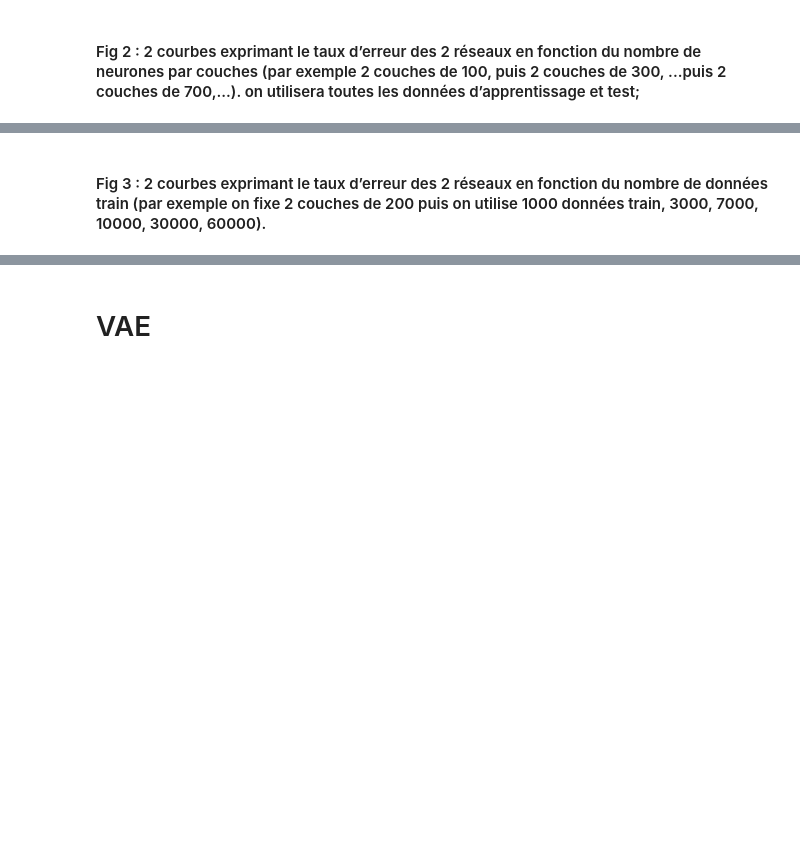
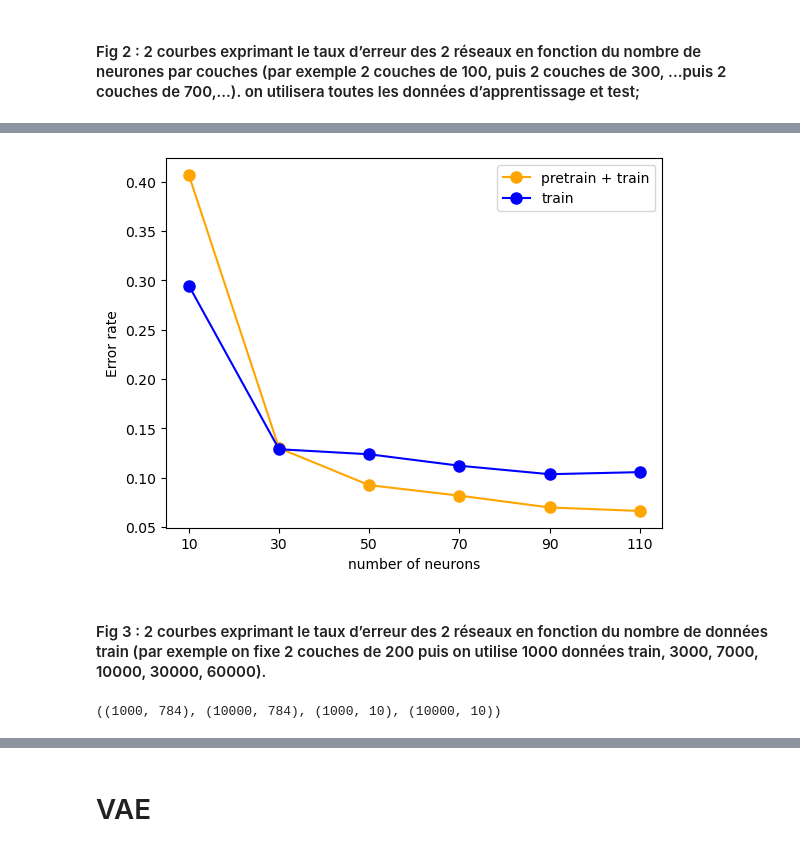
Before and after one commit to AlexiaALLAL/dl2_project, a Jupyter notebook: dl_2_project.ipynb, the cells around one changed output, grey strips where cells are left out. Saved outputs shown, nothing was run; the diff lists cells and outputs as text; code cells hidden in the pictures; blank space fills up the shorter version.

```diff
--- a/dl_2_project.ipynb
+++ b/dl_2_project.ipynb
@@ -874,12 +878,16 @@ plt.savefig("mnist_number_hidden_layers.pdf")
 acc_1_bis = []
 acc_2_bis = []
 
-n_neurons = range(200, 701, 200)
+start = 1
+stop = 11
+step = 2
+n_neurons = range(start * n_main, stop * n_main + 1, step * n_main)
+n_hidden = 2
 
 for neurons in n_neurons:
-    print(f"--- {neurons} neurons by layer ---")
-    n_layers = [784, neurons, 10]
-    """--------------Modèle 1 : pré-entraînément + entraînément -------------------"""
+    print(f"--- {neurons} neurons by layer, {n_hidden} layers ---")
+    n_layers = [784] + [neurons] * n_hidden +  [10]
+    """-------------- Model 1 : pre-train + train -------------------"""
     ce_model1, score_model1 = DNN_main(
         X_train,
         X_test,
@@ -894,7 +902,7 @@ for neurons in n_neurons:
     )
     acc_1_bis.append(score_model1)
 
-    """--------------Modèle 2 : uniquement entrainé par rétropogation -------------------"""
+    """-------------- Model 2 : train only ---------------------------"""
     ce_model2, score_model2 = DNN_main(
         X_train,
         X_test,
@@ -911,24 +961,24 @@ for neurons in n_neurons:
 # %%
 plt.plot(
     n_neurons,
-    acc_1_bis,
+    err_rate(acc_1_bis),
     label="pretrain + train",
-    color="orange",
     marker="o",
     markersize=8,
 )
 plt.plot(
     n_neurons,
-    acc_2_bis,
+    err_rate(acc_2_bis),
     label="train",
-    color="blue",
     marker="o",
     markersize=8
 )
-
+plt.xticks(n_neurons)
 plt.xlabel("number of neurons")
-plt.ylabel("Accuracy")
+plt.ylabel("Error rate")
 plt.legend()
-plt.savefig("mnist_number_of_neurons.pdf")
+plt.savefig(savepath + "mnist_number_of_neurons.png")
+# %% [output]
+[figure, added]
 # %% [markdown]
 #### Fig 3 : 2 courbes exprimant le taux d’erreur des 2 réseaux en fonction du nombre de données train (par exemple on fixe 2 couches de 200 puis on utilise 1000 données train, 3000, 7000, 10000, 30000, 60000).
@@ -935,3 +987,7 @@ plt.savefig("mnist_number_of_neurons.pdf")
+# %%
+X_1.shape, X_2.shape, y_1.shape, y_2.shape
+# %% [output]
+((1000, 784), (10000, 784), (1000, 10), (10000, 10))
 # %%
 acc_1_ter = []
 acc_2_ter = []
```
Also changed, not shown: parts of 17 cells of this notebook.
